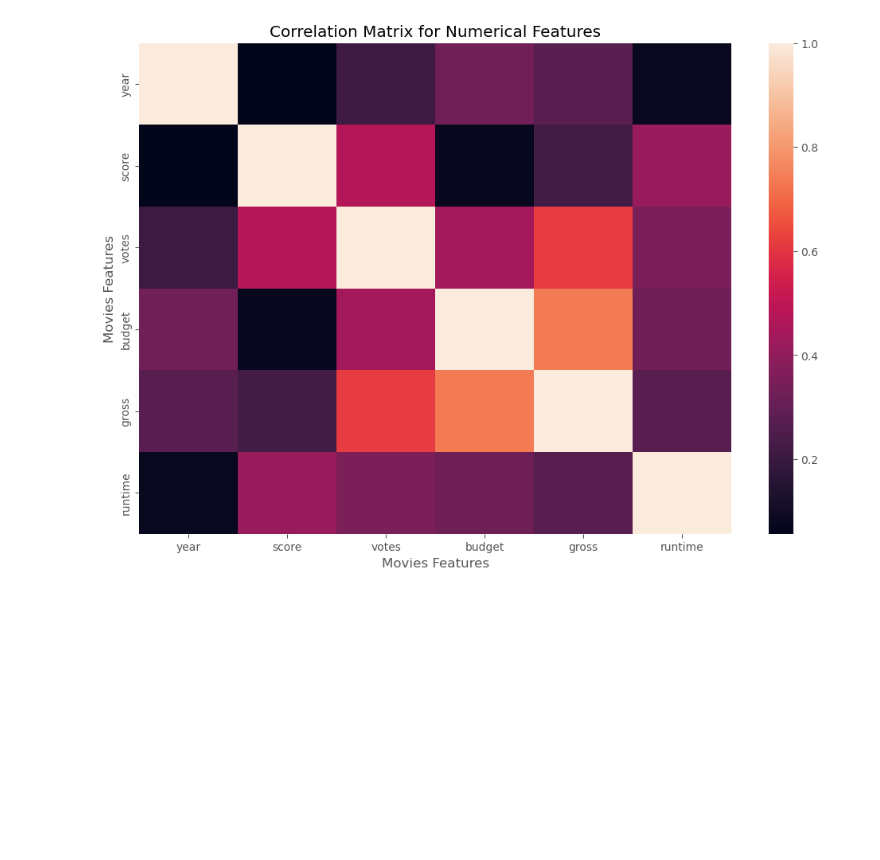
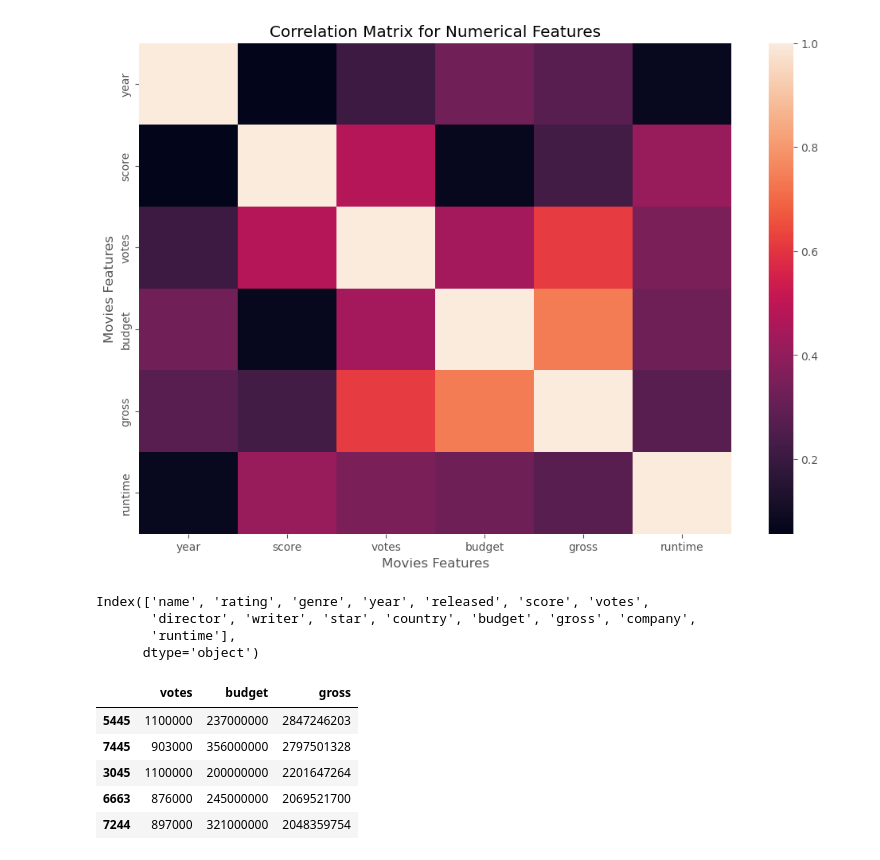
Before and after one commit to qvu3/portfolio, a Jupyter notebook: Movies.ipynb, the cells around one changed output. Saved outputs shown, nothing was run; the diff lists cells and outputs as text; code cells hidden in the pictures; blank space fills up the shorter version.

```diff
--- a/Movies.ipynb
+++ b/Movies.ipynb
@@ -177,0 +191,19 @@ plt.show()
+# %%
+df.columns
+# %% [output]
+Index(['name', 'rating', 'genre', 'year', 'released', 'score', 'votes',
+       'director', 'writer', 'star', 'country', 'budget', 'gross', 'company',
+       'runtime'],
+      dtype='object')
+# %%
+trimmed_df = df.drop(['name', 'rating', 'genre', 'year', 'released', 'score',
+       'director', 'writer', 'star', 'country', 'company',
+       'runtime'], axis=1)
+trimmed_df.head()
+# %% [output]
+|  | votes | budget | gross |
+| 5445 | 1100000 | 237000000 | 2847246203 |
+| 7445 | 903000 | 356000000 | 2797501328 |
+| 3045 | 1100000 | 200000000 | 2201647264 |
+| 6663 | 876000 | 245000000 | 2069521700 |
+| 7244 | 897000 | 321000000 | 2048359754 |
```
Also changed, not shown: parts of 10 cells of this notebook.
